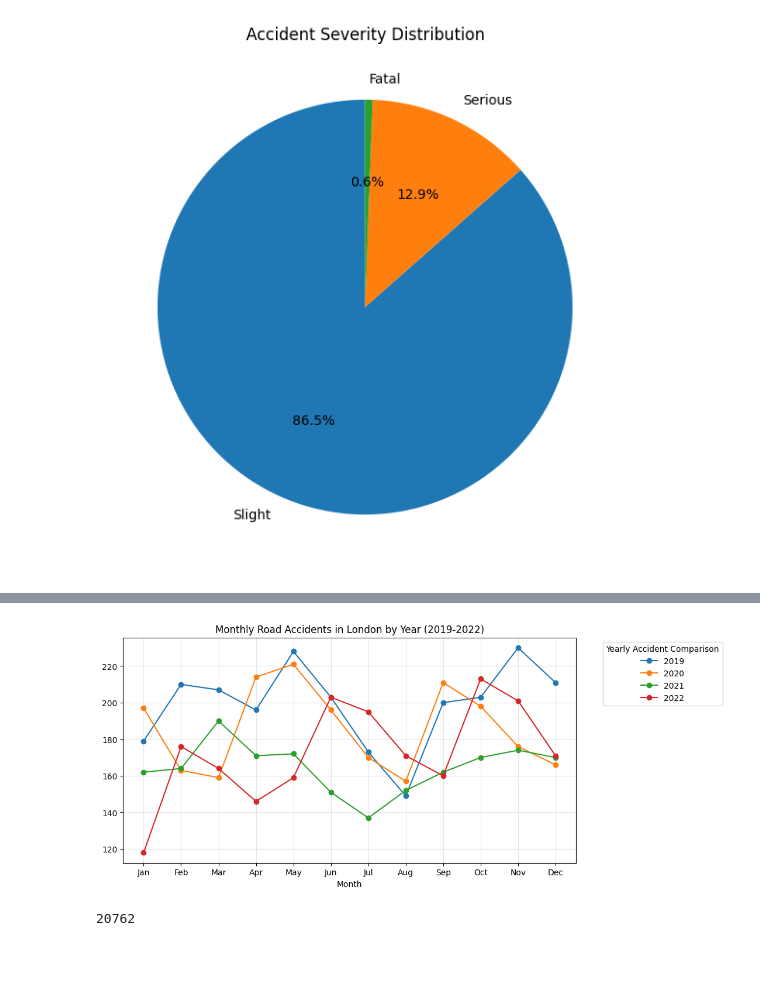
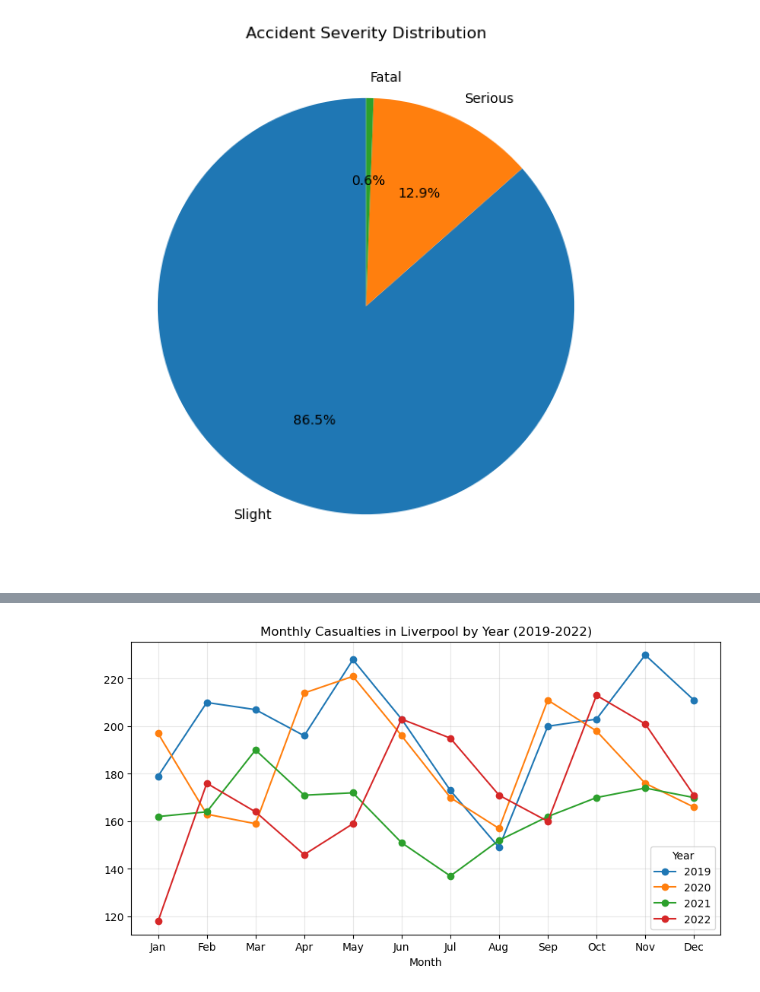
Before and after one commit to oliverliwanag/ELEC3A, a Jupyter notebook: ELEC03-3A/DATA VISUALIZATION.ipynb, the cells around one changed output, grey strips where cells are left out. Cells and saved outputs as stored; diff of their text form; code cells hidden in the pictures; blank space fills up the shorter version.

```diff
--- a/ELEC03-3A/DATA VISUALIZATION.ipynb
+++ b/ELEC03-3A/DATA VISUALIZATION.ipynb
@@ -8,4 +8,5 @@ Use a simple bar chart showing the number of accidents per year (2019–2022) to
 </h6>
 # %%
 import pandas as pd
-df = pd.read_csv('datasets\\uk_accident_data.csv')
+df = pd.read_csv('datasets\\uk_road_accident.csv')
+df
@@ -421,24 +428,27 @@ array(['Kensington and Chelsea', 'Westminster', 'Richmond upon Thames',
 # %%
+#Number of Casualties in Liverpool by Year (2019 - 2012)
+
 liverpool_df = df[df['District Area'] == 'Liverpool']
-#monthly_liverpooldata = liverpool_df.groupby(['Year', 'Month']).size()
+
+#check code
+# f = df[(df['Month'] == 1) & (df['Year'] == 2019) & (df['District Area'] == 'Liverpool')]
+# f['Number_of_Casualties'].sum()
+
 monthly_liverpooldata = liverpool_df.groupby(['Year', 'Month'])['Number_of_Casualties'].sum()
-
 monthly_liverpooldata = monthly_liverpooldata.unstack(level=0)
 
 monthly_liverpooldata.plot(
     marker='o',
     figsize=(10, 5),
-    title='Monthly Road Accidents in London by Year (2019-2022)'
+    title='Monthly Casualties in Liverpool by Year (2019-2022)'
 )
+
 plt.xticks(range(1, 13), ['Jan','Feb','Mar','Apr','May','Jun','Jul','Aug','Sep','Oct','Nov','Dec'])
-plt.legend(title='Yearly Accident Comparison', bbox_to_anchor = (1.05,1), loc='upper left')
+plt.legend(title='Year')
 plt.grid(alpha=0.3)
 plt.show()
+
+#INSIGHT - Based on the graph, the highest point was in May of 2019 having the most casualties in just one month with over 220 casualties.
+#INSIGHT - The year with the most consistent amount throught the months is in (year) staying within the range of (amount)
 # %% [output]
-[figure, old version]
+[figure, new version]
-# %%
-f = df[(df['Month'] == 1) & (df['Year'] == 2019)]
-g = f['Number_of_Casualties'].sum()
-g
-# %% [output]
-20762
```
Also changed, not shown: parts of 11 cells of this notebook.
